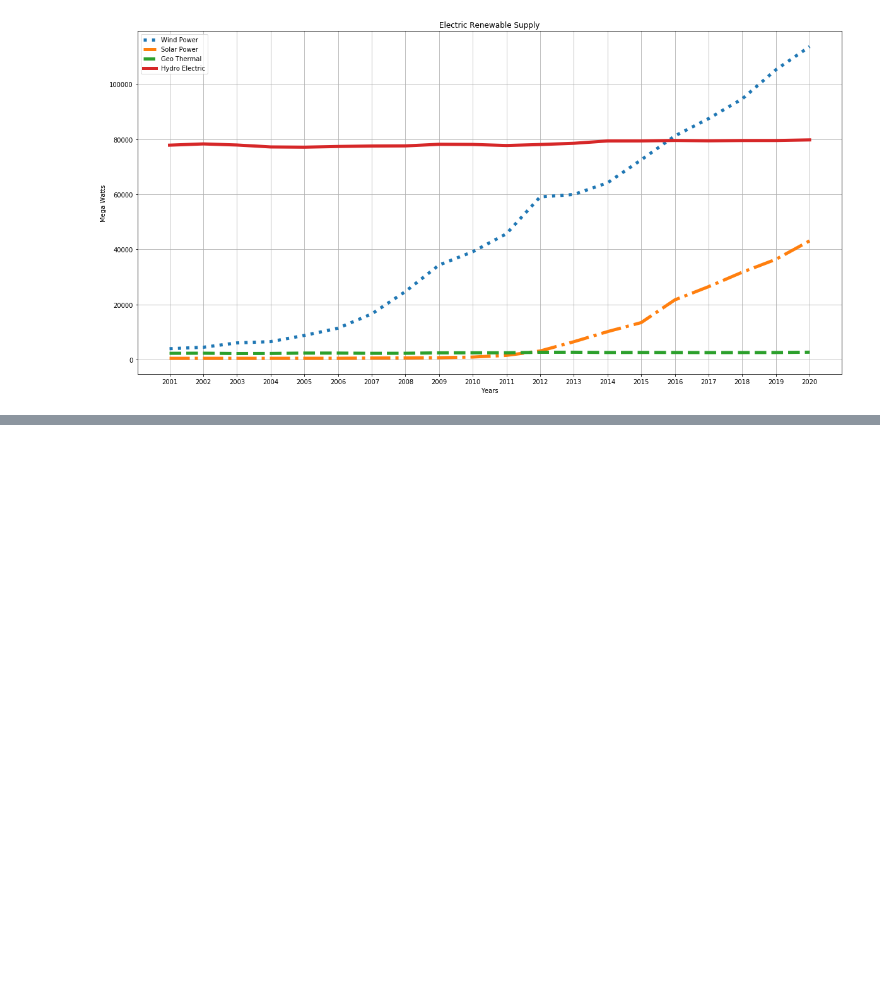
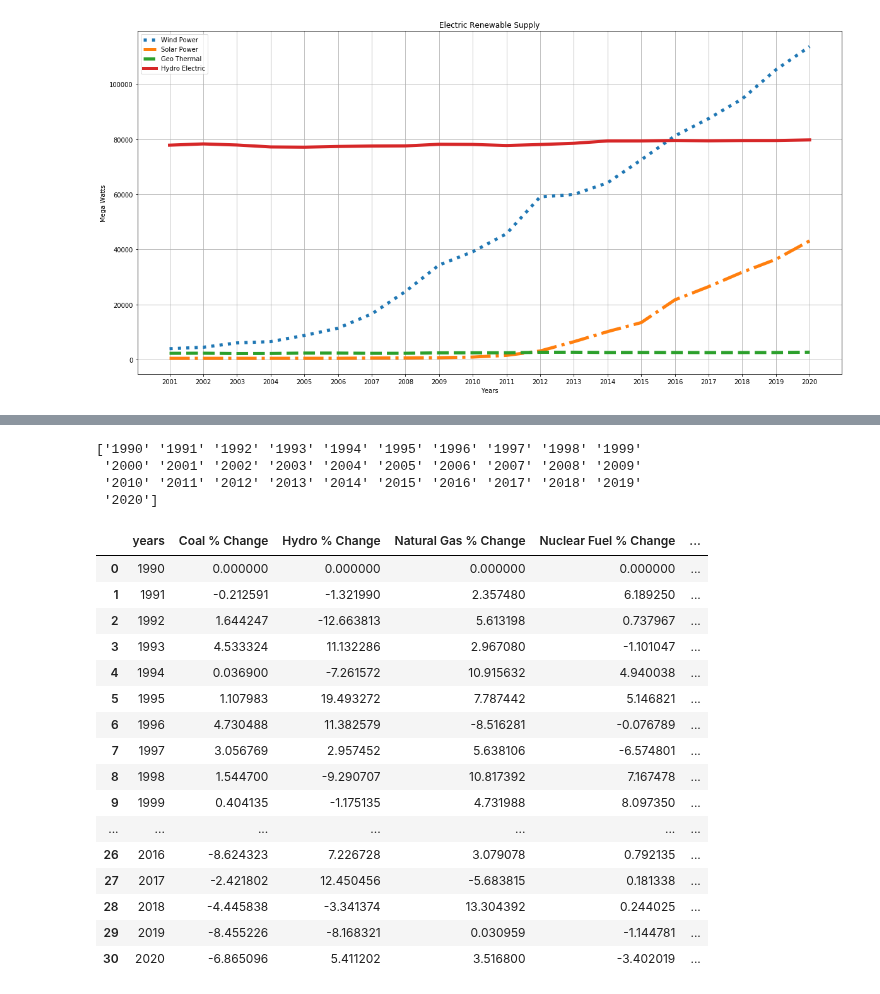
Before and after one commit to us-energy-analysis/Energy-analysis, a Jupyter notebook: USEnergyProduction.ipynb, the cells around one changed output, grey strips where cells are left out. Cells and saved outputs as stored; diff of their text form; code cells hidden in the pictures; blank space fills up the shorter version.

```diff
--- a/USEnergyProduction.ipynb
+++ b/USEnergyProduction.ipynb
@@ -133,0 +202,57 @@ electric_generation_df.to_csv("resources/electrical_generation.csv")
+# %%
+coal_supply_percent_change = []
+hydro_supply_percent_change = []
+natural_gas_percent_change = []
+Nuclear_fuel_percent_change = []
+Other_gases_percent_change = []
+Other_Non_Renewables_percent_change = []
+Pumped_hydro_percent_change = []
+
+percent_change_cal(electric_generation_df['Coal'], coal_supply_percent_change)
+percent_change_cal(electric_generation_df['Hydro Power'], hydro_supply_percent_change)
+percent_change_cal(electric_generation_df['Natural Gas'], natural_gas_percent_change)
+percent_change_cal(electric_generation_df['Nuclear Fuel'], Nuclear_fuel_percent_change)
+percent_change_cal(electric_generation_df['Other Gases'], Other_gases_percent_change)
+percent_change_cal(electric_generation_df['Other Non Renewables'], Other_Non_Renewables_percent_change)
+percent_change_cal(electric_generation_df['Pumped Hydro Power'], Pumped_hydro_percent_change)
+#percent_change_cal(renewable_Net_Capacity[3], hydro_percent_change)
+#percent_change_cal(renewable_Net_Capacity[0], wind_percent_change)
+#percent_change_cal(renewable_Net_Capacity[2], geo_percent_change)
+print(electric_generation_df.index.values)
+#hydro_supply_percent_change
+# %% [output]
+['1990' '1991' '1992' '1993' '1994' '1995' '1996' '1997' '1998' '1999'
+ '2000' '2001' '2002' '2003' '2004' '2005' '2006' '2007' '2008' '2009'
+ '2010' '2011' '2012' '2013' '2014' '2015' '2016' '2017' '2018' '2019'
+ '2020']
+# %%
+electric_supply_percent_change_df = pd.DataFrame({
+    'years' : electric_generation_df.index.values,
+    'Coal % Change' : coal_supply_percent_change,
+    'Hydro % Change' : hydro_supply_percent_change,
+    'Natural Gas % Change' : natural_gas_percent_change,
+    'Nuclear Fuel % Change' : Nuclear_fuel_percent_change,
+    'Other Gases % Change' : Other_gases_percent_change,
+    'Other Non Renewable % Change' : Other_Non_Renewables_percent_change,
+    'Pumped Hydro % Change' : Pumped_hydro_percent_change
+})
+
+electric_supply_percent_change_df
+# %% [output]
+|  | years | Coal % Change | Hydro % Change | Natural Gas % Change | Nuclear Fuel % Change | ... |
+| 0 | 1990 | 0.000000 | 0.000000 | 0.000000 | 0.000000 | ... |
+| 1 | 1991 | -0.212591 | -1.321990 | 2.357480 | 6.189250 | ... |
+| 2 | 1992 | 1.644247 | -12.663813 | 5.613198 | 0.737967 | ... |
+| 3 | 1993 | 4.533324 | 11.132286 | 2.967080 | -1.101047 | ... |
+| 4 | 1994 | 0.036900 | -7.261572 | 10.915632 | 4.940038 | ... |
+| 5 | 1995 | 1.107983 | 19.493272 | 7.787442 | 5.146821 | ... |
+| 6 | 1996 | 4.730488 | 11.382579 | -8.516281 | -0.076789 | ... |
+| 7 | 1997 | 3.056769 | 2.957452 | 5.638106 | -6.574801 | ... |
+| 8 | 1998 | 1.544700 | -9.290707 | 10.817392 | 7.167478 | ... |
+| 9 | 1999 | 0.404135 | -1.175135 | 4.731988 | 8.097350 | ... |
+| ... | ... | ... | ... | ... | ... | ... |
+| 26 | 2016 | -8.624323 | 7.226728 | 3.079078 | 0.792135 | ... |
+| 27 | 2017 | -2.421802 | 12.450456 | -5.683815 | 0.181338 | ... |
+| 28 | 2018 | -4.445838 | -3.341374 | 13.304392 | 0.244025 | ... |
+| 29 | 2019 | -8.455226 | -8.168321 | 0.030959 | -1.144781 | ... |
+| 30 | 2020 | -6.865096 | 5.411202 | 3.516800 | -3.402019 | ... |
```
Also changed, not shown: parts of 7 cells of this notebook, 5 other files.
